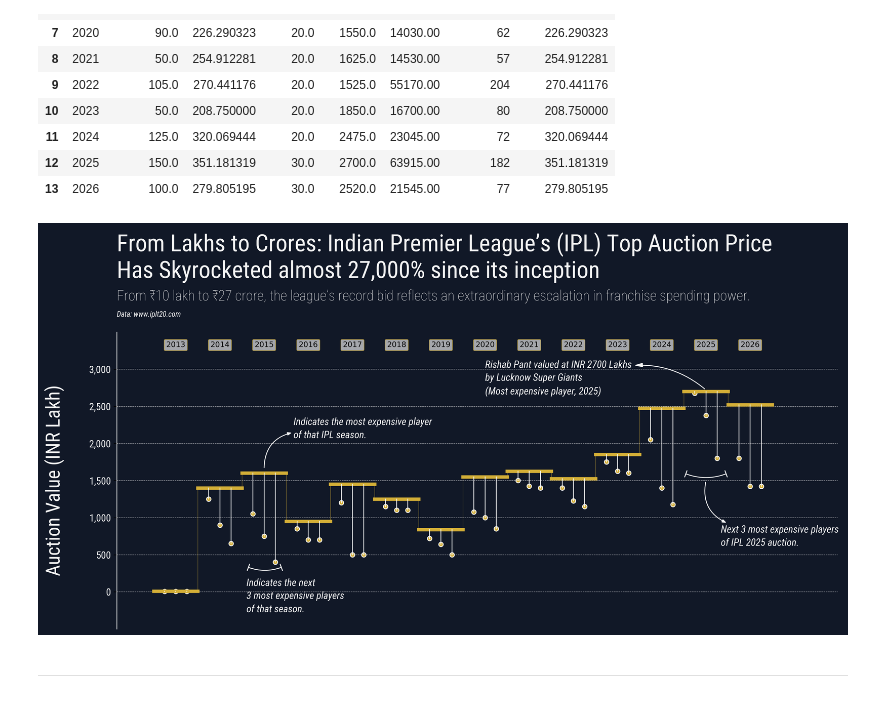
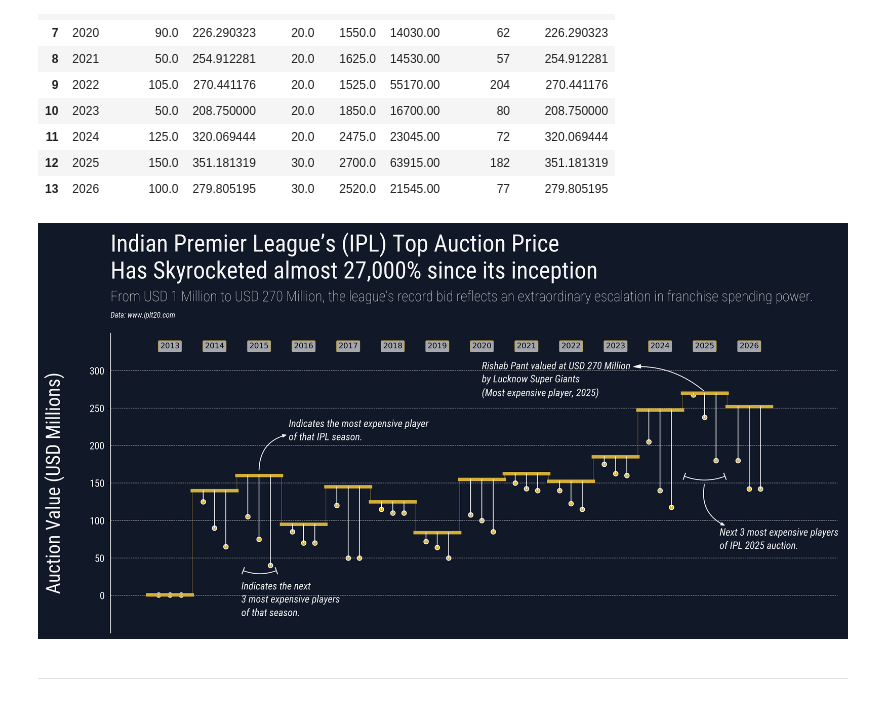
Before and after one commit to debatreyo/IPL-Auctions, a Jupyter notebook: notebooks/viz.ipynb, the cells around one changed output. Cells and saved outputs as stored; diff of their text form; code cells hidden in the pictures.

```diff
--- a/notebooks/viz.ipynb
+++ b/notebooks/viz.ipynb
@@ -175,8 +175,8 @@ fig.subplots_adjust(left=0.15, right=0.85, top=0.75, bottom=0.05)
 fig.set_facecolor(colors["Deep Navy Rich"])
 ax.set_facecolor(colors["Deep Navy Rich"])
 
-title = "From Lakhs to Crores: Indian Premier League’s (IPL) Top Auction Price\nHas Skyrocketed almost 27,000% since its inception"
-subtitle = "From ₹10 lakh to ₹27 crore, the league’s record bid reflects an extraordinary escalation in franchise spending power."
+title = "Indian Premier League’s (IPL) Top Auction Price\nHas Skyrocketed almost 27,000% since its inception"
+subtitle = "From USD 1 Million to USD 270 Million, the league’s record bid reflects an extraordinary escalation in franchise spending power."
 data_source = "Data: www.iplt20.com"
 
 # Title & Subtitle
@@ -269,7 +269,7 @@ ax.set_ylim(0, y_max * 1.25)
 
 # ax.set_xlabel("Year segments (fixed length, shifted)")
 axis_label_style = dict(font=rb_b, color=colors["Off-White"], size=23)
-ax.set_ylabel("Auction Value (INR Lakh)\n", **axis_label_style)
+ax.set_ylabel("Auction Value (USD Millions)\n", **axis_label_style)
 ax.tick_params(axis="both", labelcolor=colors["Off-White"])
 ax.spines[["top", "right", "bottom"]].set_visible(False)
 ax.spines["left"].set_color(colors["Off-White"])
@@ -279,7 +279,7 @@ ax.set_xticklabels([])         # removes tick labels (extra safe)
 ax.grid(axis="y", linestyle="--", linewidth=0.5, alpha=0.7, color=colors["Off-White"])
 # ax.grid(axis="both", linestyle="--", linewidth=0.5, alpha=0.7, color=colors["Off-White"])
 # 2025 highest auction value
-s_2025 = "Rishab Pant valued at INR 2700 Lakhs\nby Lucknow Super Giants\n(Most expensive player, 2025)"
+s_2025 = "Rishab Pant valued at USD 270 Million\nby Lucknow Super Giants\n(Most expensive player, 2025)"
 x_2025 = 250
 y_2025 = 3620
 ax_text(
@@ -316,34 +316,34 @@ ax_text(x=88, y=680, s="Indicates the next\n3 most expensive players\nof that se
 
 ax_arrow(
     tail_position=[100, 2150], head_position=[120, 2650],
     color=colors["Off-White"], radius=-0.4,
     double_headed=False, head_length=4, head_width=1.5
 )
 ax_text(x=120, y=2850, s="Indicates the most expensive player\nof that IPL season.",
         font=rb_it, size=12, color=colors["Off-White"])
 
 # raw (non-offset) y-range you want to show on axis labels
 raw_y_min = 0
 raw_y_max = max(df_group["max_val"].max(), df2["Value Lakh"].max())
 
 tick_step = 500  # pick what looks good (e.g., 100, 200, 500...)
 
 # 1) raw tick values (NOT offset) -> these become the labels
 y_ticks_raw = np.arange(raw_y_min, raw_y_max + tick_step, tick_step)
 
 # 2) actual positions on the plot (WITH offset) -> these become the tick locations
 y_ticks = y_ticks_raw + y_offset
 
 # 3) string labels from raw values (no offset)
-y_tick_labels = [f"{v:,.0f}" for v in y_ticks_raw]  # or add ₹ / "L" etc.
+y_tick_labels = [f"{v/10:,.0f}" for v in y_ticks_raw]  # or add ₹ / "L" etc.
 
 # apply
 ax.set_yticks(y_ticks)
 ax.set_yticklabels(y_tick_labels, fontdict=dict(font=rb_b, size=12))
 
 file_save_name = os.path.join("..", "viz", "ipl_auction.jpeg")
 plt.savefig(file_save_name, bbox_inches="tight", dpi=dpi, pad_inches=1)
 # %% [output]
-[figure, old version]
+[figure, new version]
 # %% [markdown]
 ---
```
Also changed, not shown: 2 other files.
